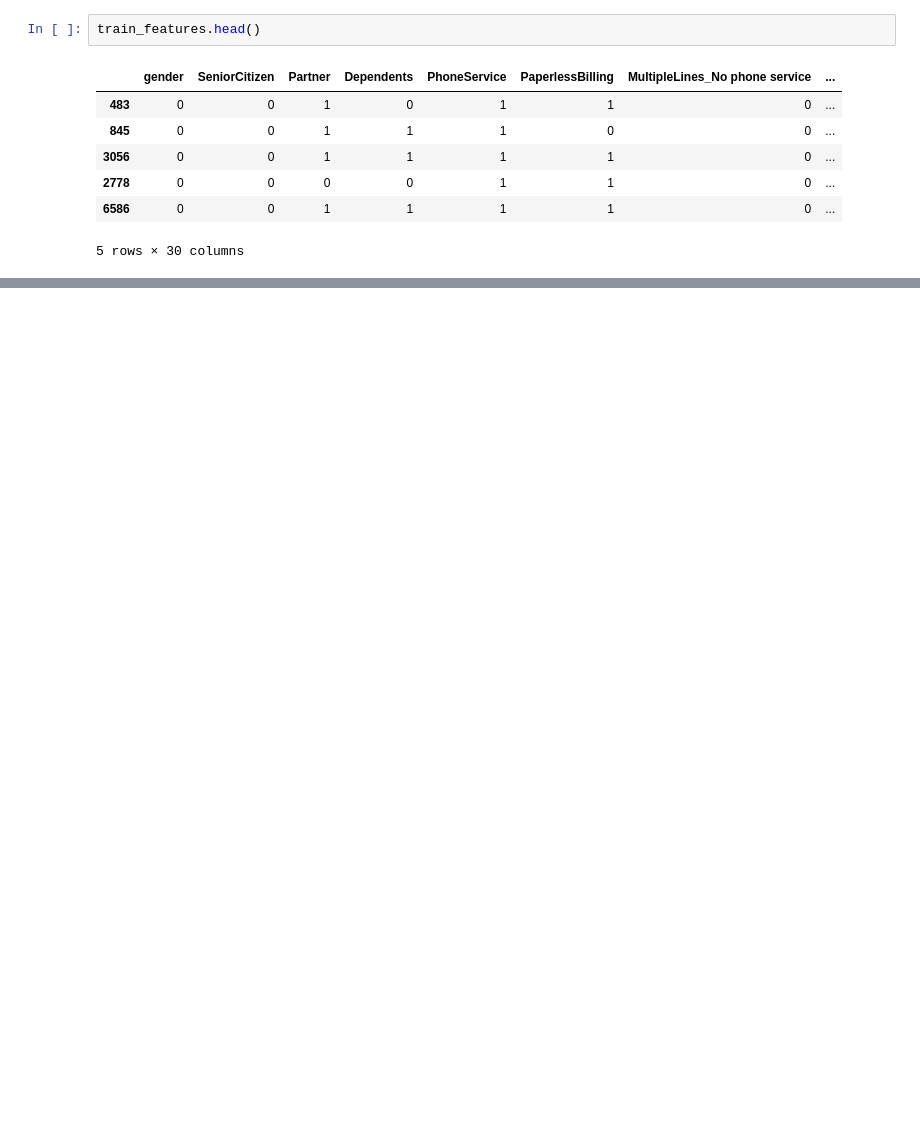
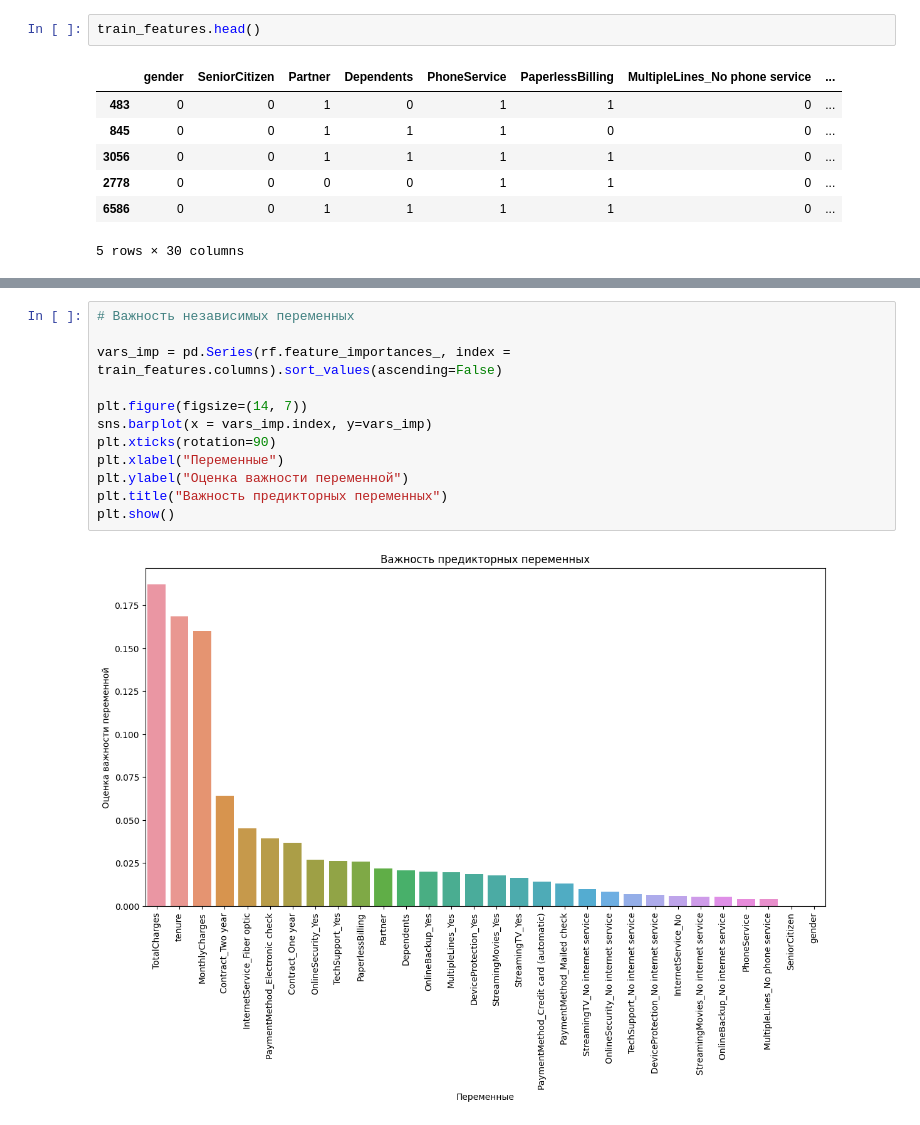
Before and after one commit to KOCORA/The-architecture-of-artificial-intelligence-systems., a Jupyter notebook: Costumer_churn.ipynb, the cells around one changed output, grey strips where cells are left out. Saved outputs shown, nothing was run; the diff lists cells and outputs as text; blank space fills up the shorter version.

```diff
--- a/Costumer_churn.ipynb
+++ b/Costumer_churn.ipynb
@@ -939,0 +681,14 @@ weighted avg       0.75      0.72      0.73      1406
+# %%
+# Важность независимых переменных
+
+vars_imp = pd.Series(rf.feature_importances_, index = train_features.columns).sort_values(ascending=False)
+
+plt.figure(figsize=(14, 7))
+sns.barplot(x = vars_imp.index, y=vars_imp)
+plt.xticks(rotation=90)
+plt.xlabel("Переменные")
+plt.ylabel("Оценка важности переменной")
+plt.title("Важность предикторных переменных")
+plt.show()
+# %% [output]
+[figure, added]
```
Also changed, not shown: parts of 143 cells of this notebook.
